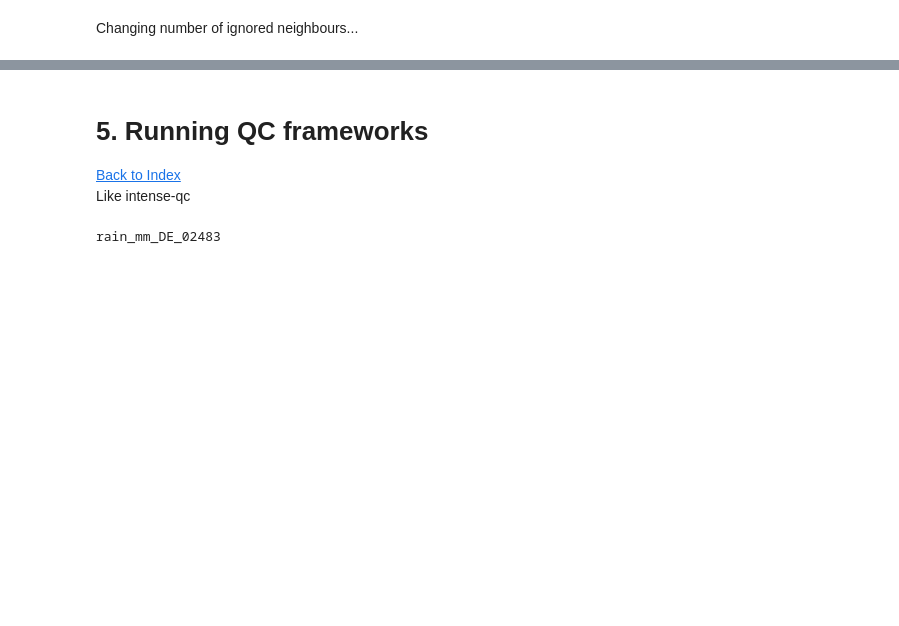
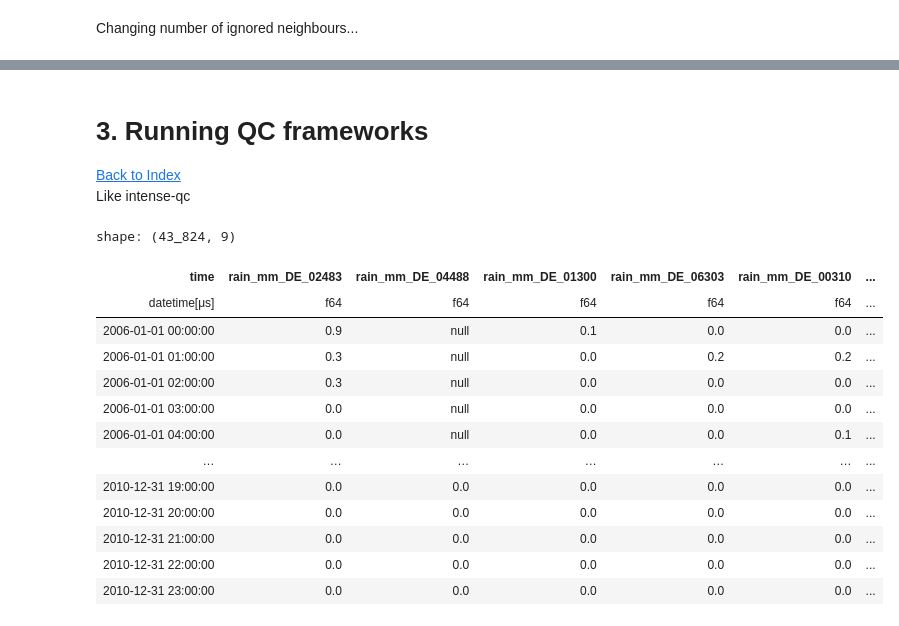
Before and after one commit to Thomasjkeel/RainfallQC-notebooks, a Jupyter notebook: notebooks/demo/rainfallQC_demo.ipynb, the cells around one changed output, grey strips where cells are left out. Cells and saved outputs as stored; diff of their text form; code cells hidden in the pictures; blank space fills up the shorter version.

```diff
--- a/notebooks/demo/rainfallQC_demo.ipynb
+++ b/notebooks/demo/rainfallQC_demo.ipynb
@@ -558,4 +561,4 @@ shape: (8, 10)
 # %% [markdown]
-# 5. Running QC frameworks
+# 3. Running QC frameworks
 [Back to Index](#index)
 Like intense-qc
@@ -562,8 +567,4 @@ Like intense-qc
 # %%
 from run_qc_framework import run_example_qc_framework
-# %%
-print(RAIN_COL)
-# %% [output]
-rain_mm_DE_02483
 # %%
 qc_to_run = ["QC1", "QC2", "QC3", "QC4", "QC5", "QC6", "QC7", "QC8", "QC9", "QC10", "QC11", "QC12", "QC13", "QC14", "QC15", "QC16"]
@@ -590,6 +593,23 @@ qc_kwargs = {
         "data_resolution": float(gdsr_metadata['resolution']),
     }
 }
+# %%
+gdsr_network_data
+# %% [output]
+shape: (43_824, 9)
+| time | rain_mm_DE_02483 | rain_mm_DE_04488 | rain_mm_DE_01300 | rain_mm_DE_06303 | rain_mm_DE_00310 | ... |
+| datetime[μs] | f64 | f64 | f64 | f64 | f64 | ... |
+| 2006-01-01 00:00:00 | 0.9 | null | 0.1 | 0.0 | 0.0 | ... |
+| 2006-01-01 01:00:00 | 0.3 | null | 0.0 | 0.2 | 0.2 | ... |
+| 2006-01-01 02:00:00 | 0.3 | null | 0.0 | 0.0 | 0.0 | ... |
+| 2006-01-01 03:00:00 | 0.0 | null | 0.0 | 0.0 | 0.0 | ... |
+| 2006-01-01 04:00:00 | 0.0 | null | 0.0 | 0.0 | 0.1 | ... |
+| … | … | … | … | … | … | ... |
+| 2010-12-31 19:00:00 | 0.0 | 0.0 | 0.0 | 0.0 | 0.0 | ... |
+| 2010-12-31 20:00:00 | 0.0 | 0.0 | 0.0 | 0.0 | 0.0 | ... |
+| 2010-12-31 21:00:00 | 0.0 | 0.0 | 0.0 | 0.0 | 0.0 | ... |
+| 2010-12-31 22:00:00 | 0.0 | 0.0 | 0.0 | 0.0 | 0.0 | ... |
+| 2010-12-31 23:00:00 | 0.0 | 0.0 | 0.0 | 0.0 | 0.0 | ... |
 # %%
 %%time
 results = run_example_qc_framework(gdsr_network_data, qc_to_run=qc_to_run, kwargs_map=qc_kwargs)
```
Also changed, not shown: parts of 30 cells of this notebook.
